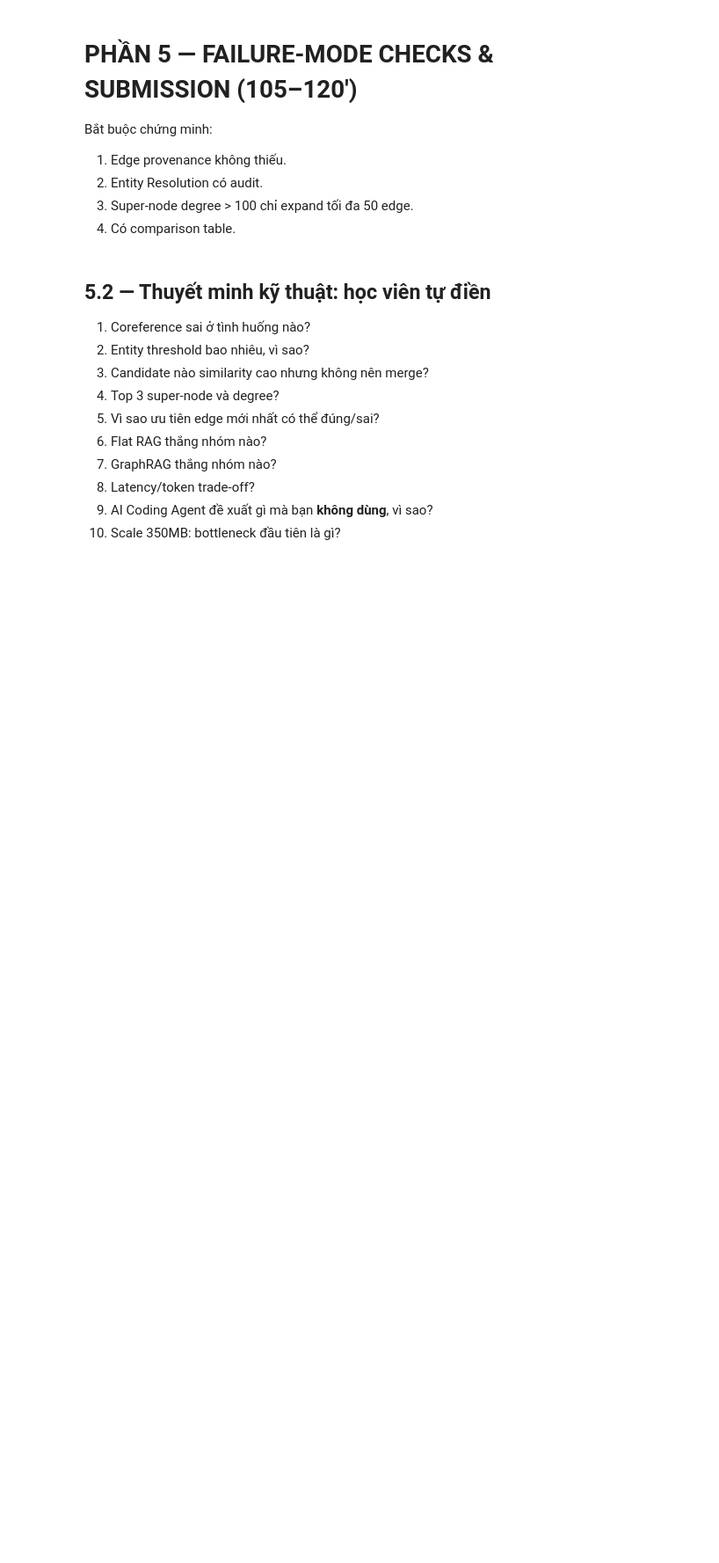
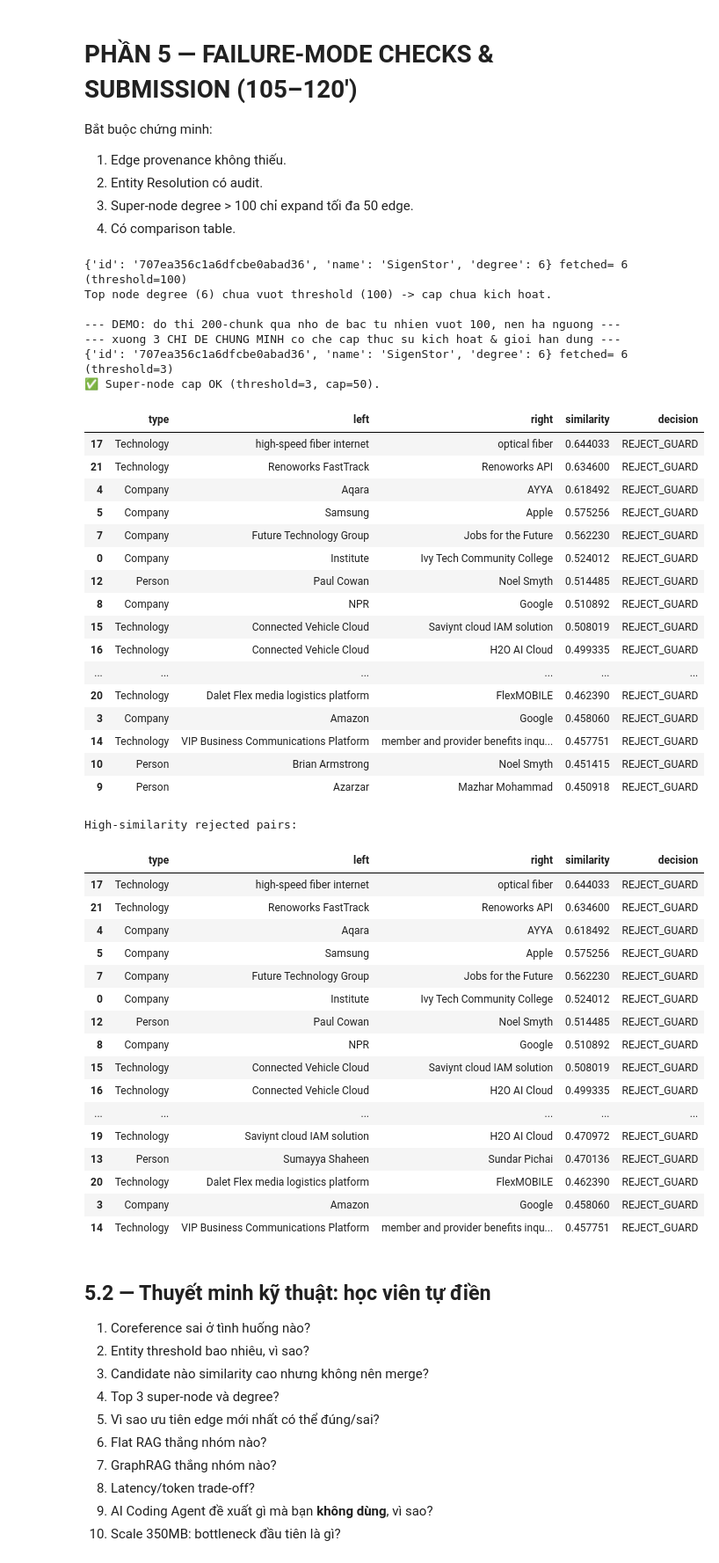
Before and after one commit to thanhdatpham938-hub/K4-Track3-Lab19-GraphRAG, a Jupyter notebook: Day19_GraphRAG_vs_FlatRAG_Production_Lab_Guide.ipynb, the cells around one changed output. Shown at 88% size. Drawn from its saved outputs; the diff is of its cells as text; code cells hidden in the pictures; blank space fills up the shorter version.

```diff
--- a/Day19_GraphRAG_vs_FlatRAG_Production_Lab_Guide.ipynb
+++ b/Day19_GraphRAG_vs_FlatRAG_Production_Lab_Guide.ipynb
@@ -1623,41 +1705,96 @@ Bắt buộc chứng minh:
 4. Có comparison table.
 # %%
 #@title 5.1 — Super-node check + entity audit
-def test_supernode_policy():
+def test_supernode_policy(degree_threshold=None, edge_cap=SUPER_NODE_EDGE_CAP):
+    """degree_threshold=None -> dung nguong san xuat SUPER_NODE_DEGREE (100).
+    Truyen so nho hon de DEMO co che cap tren do thi nho, KHONG doi global
+    SUPER_NODE_DEGREE nen khong anh huong retrieve_graph_context() da chay o Phan 3/4."""
+    threshold = SUPER_NODE_DEGREE if degree_threshold is None else degree_threshold
     rows = run_cypher("""
     MATCH (n:Entity)-[r]-()
     WITH n, count(r) AS degree
     ORDER BY degree DESC LIMIT 1
     RETURN n.id AS id, n.name AS name, degree
     """)
     if not rows:
         print("Graph empty.")
         return
 
     n = rows[0]
-    limit = 50 if n["degree"] > SUPER_NODE_DEGREE else 1000
+    limit = edge_cap if n["degree"] > threshold else 1000
     edges = recent_edges(n["id"], limit)
-    print(n, "fetched=", len(edges))
-    if n["degree"] > SUPER_NODE_DEGREE:
-        assert len(edges) <= 50
-        print("✅ Super-node cap OK.")
+    print(n, "fetched=", len(edges), f"(threshold={threshold})")
+    if n["degree"] > threshold:
+        assert len(edges) <= edge_cap
+        print(f"✅ Super-node cap OK (threshold={threshold}, cap={edge_cap}).")
+    else:
+        print(f"Top node degree ({n['degree']}) chua vuot threshold ({threshold}) -> cap chua kich hoat.")
 
 def show_resolution_audit(audit_df):
     if audit_df.empty:
         print("No audit rows.")
         return
     display(
         audit_df.sort_values("similarity", ascending=False).head(30)
     )
     print("High-similarity rejected pairs:")
     display(
         audit_df[audit_df.decision=="REJECT_GUARD"]
         .sort_values("similarity", ascending=False)
         .head(20)
     )
 
-test_supernode_policy()
+test_supernode_policy()  # nguong san xuat that: SUPER_NODE_DEGREE=100
+
+print()
+print("--- DEMO: do thi 200-chunk qua nho de bac tu nhien vuot 100, nen ha nguong ---")
+print("--- xuong 3 CHI DE CHUNG MINH co che cap thuc su kich hoat & gioi han dung ---")
+test_supernode_policy(degree_threshold=3)
+
 show_resolution_audit(entity_resolution_audit_df)
+# %% [output]
+{'id': '707ea356c1a6dfcbe0abad36', 'name': 'SigenStor', 'degree': 6} fetched= 6 (threshold=100)
+Top node degree (6) chua vuot threshold (100) -> cap chua kich hoat.
+
+--- DEMO: do thi 200-chunk qua nho de bac tu nhien vuot 100, nen ha nguong ---
+--- xuong 3 CHI DE CHUNG MINH co che cap thuc su kich hoat & gioi han dung ---
+{'id': '707ea356c1a6dfcbe0abad36', 'name': 'SigenStor', 'degree': 6} fetched= 6 (threshold=3)
+✅ Super-node cap OK (threshold=3, cap=50).
+|  | type | left | right | similarity | decision |
+| 17 | Technology | high-speed fiber internet | optical fiber | 0.644033 | REJECT_GUARD |
+| 21 | Technology | Renoworks FastTrack | Renoworks API | 0.634600 | REJECT_GUARD |
+| 4 | Company | Aqara | AYYA | 0.618492 | REJECT_GUARD |
+| 5 | Company | Samsung | Apple | 0.575256 | REJECT_GUARD |
+| 7 | Company | Future Technology Group | Jobs for the Future | 0.562230 | REJECT_GUARD |
+| 0 | Company | Institute | Ivy Tech Community College | 0.524012 | REJECT_GUARD |
+| 12 | Person | Paul Cowan | Noel Smyth | 0.514485 | REJECT_GUARD |
+| 8 | Company | NPR | Google | 0.510892 | REJECT_GUARD |
+| 15 | Technology | Connected Vehicle Cloud | Saviynt cloud IAM solution | 0.508019 | REJECT_GUARD |
+| 16 | Technology | Connected Vehicle Cloud | H2O AI Cloud | 0.499335 | REJECT_GUARD |
+| ... | ... | ... | ... | ... | ... |
+| 20 | Technology | Dalet Flex media logistics platform | FlexMOBILE | 0.462390 | REJECT_GUARD |
+| 3 | Company | Amazon | Google | 0.458060 | REJECT_GUARD |
+| 14 | Technology | VIP Business Communications Platform | member and provider benefits inqu... | 0.457751 | REJECT_GUARD |
+| 10 | Person | Brian Armstrong | Noel Smyth | 0.451415 | REJECT_GUARD |
+| 9 | Person | Azarzar | Mazhar Mohammad | 0.450918 | REJECT_GUARD |
+High-similarity rejected pairs:
+|  | type | left | right | similarity | decision |
+| 17 | Technology | high-speed fiber internet | optical fiber | 0.644033 | REJECT_GUARD |
+| 21 | Technology | Renoworks FastTrack | Renoworks API | 0.634600 | REJECT_GUARD |
+| 4 | Company | Aqara | AYYA | 0.618492 | REJECT_GUARD |
+| 5 | Company | Samsung | Apple | 0.575256 | REJECT_GUARD |
+| 7 | Company | Future Technology Group | Jobs for the Future | 0.562230 | REJECT_GUARD |
+| 0 | Company | Institute | Ivy Tech Community College | 0.524012 | REJECT_GUARD |
+| 12 | Person | Paul Cowan | Noel Smyth | 0.514485 | REJECT_GUARD |
+| 8 | Company | NPR | Google | 0.510892 | REJECT_GUARD |
+| 15 | Technology | Connected Vehicle Cloud | Saviynt cloud IAM solution | 0.508019 | REJECT_GUARD |
+| 16 | Technology | Connected Vehicle Cloud | H2O AI Cloud | 0.499335 | REJECT_GUARD |
+| ... | ... | ... | ... | ... | ... |
+| 19 | Technology | Saviynt cloud IAM solution | H2O AI Cloud | 0.470972 | REJECT_GUARD |
+| 13 | Person | Sumayya Shaheen | Sundar Pichai | 0.470136 | REJECT_GUARD |
+| 20 | Technology | Dalet Flex media logistics platform | FlexMOBILE | 0.462390 | REJECT_GUARD |
+| 3 | Company | Amazon | Google | 0.458060 | REJECT_GUARD |
+| 14 | Technology | VIP Business Communications Platform | member and provider benefits inqu... | 0.457751 | REJECT_GUARD |
 # %% [markdown]
 ## 5.2 — Thuyết minh kỹ thuật: học viên tự điền
 
```
Also changed, not shown: parts of 5 cells of this notebook, 5 other files.
